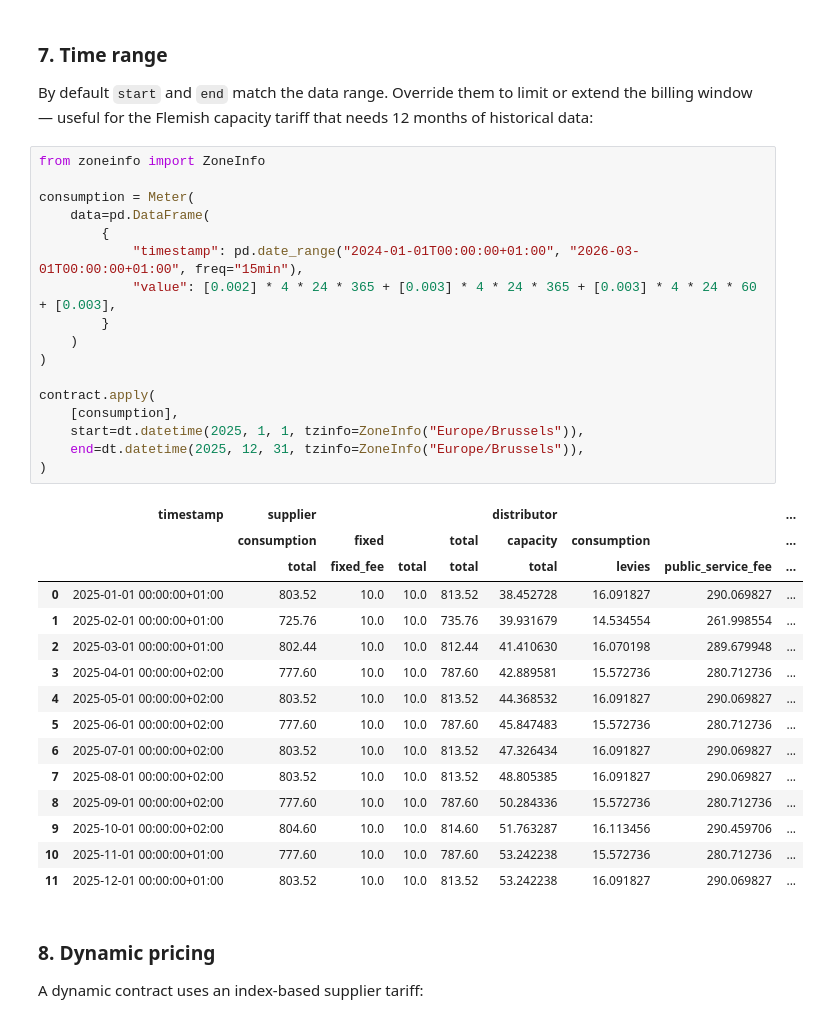
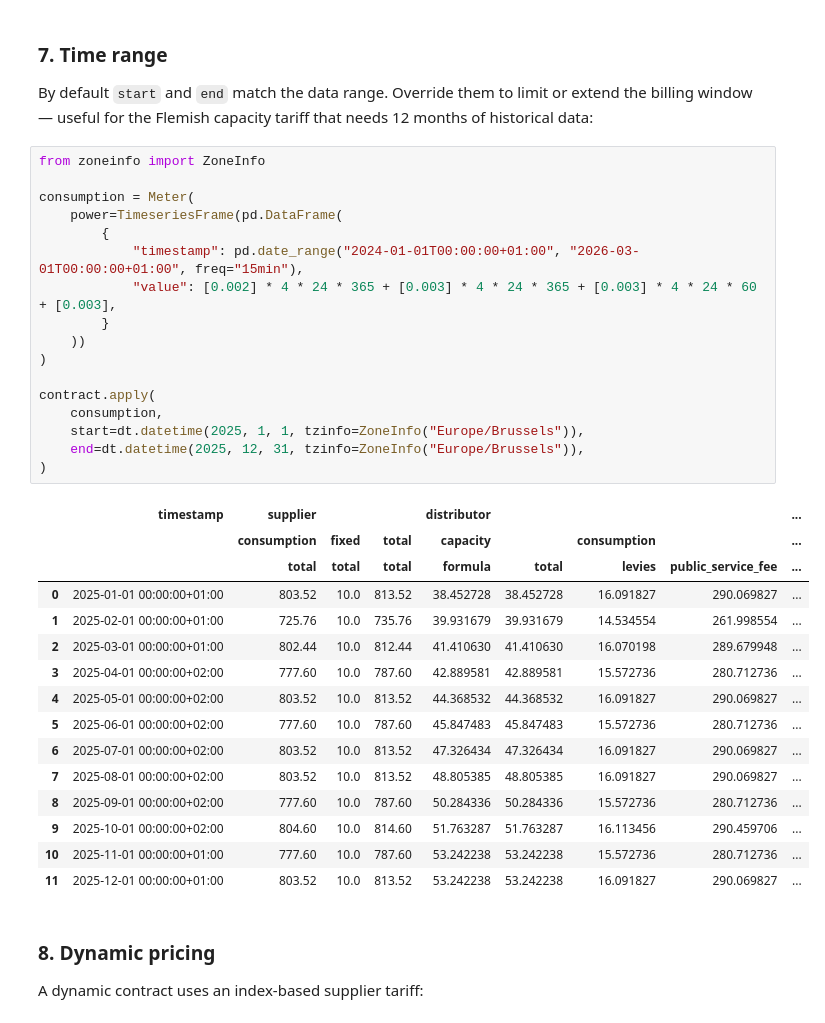
Before and after one commit to EnergieID/energy-cost, a Jupyter notebook: notebooks/contract.ipynb, the cells around one changed output. Saved outputs shown, nothing was run; the diff lists cells and outputs as text.

```diff
--- a/notebooks/contract.ipynb
+++ b/notebooks/contract.ipynb
@@ -209,36 +214,36 @@ By default `start` and `end` match the data range. Override them to limit or ext
 # %%
 from zoneinfo import ZoneInfo
 
 consumption = Meter(
-    data=pd.DataFrame(
+    power=TimeseriesFrame(pd.DataFrame(
         {
             "timestamp": pd.date_range("2024-01-01T00:00:00+01:00", "2026-03-01T00:00:00+01:00", freq="15min"),
             "value": [0.002] * 4 * 24 * 365 + [0.003] * 4 * 24 * 365 + [0.003] * 4 * 24 * 60 + [0.003],
         }
-    )
+    ))
 )
 
 contract.apply(
-    [consumption],
+    consumption,
     start=dt.datetime(2025, 1, 1, tzinfo=ZoneInfo("Europe/Brussels")),
     end=dt.datetime(2025, 12, 31, tzinfo=ZoneInfo("Europe/Brussels")),
 )
 # %% [output]
-|  | timestamp | supplier |  |  |  | distributor |  |  | ... |
-|  |  | consumption | fixed |  | total | capacity | consumption |  | ... |
-|  |  | total | fixed_fee | total | total | total | levies | public_service_fee | ... |
-| 0 | 2025-01-01 00:00:00+01:00 | 803.52 | 10.0 | 10.0 | 813.52 | 38.452728 | 16.091827 | 290.069827 | ... |
-| 1 | 2025-02-01 00:00:00+01:00 | 725.76 | 10.0 | 10.0 | 735.76 | 39.931679 | 14.534554 | 261.998554 | ... |
-| 2 | 2025-03-01 00:00:00+01:00 | 802.44 | 10.0 | 10.0 | 812.44 | 41.410630 | 16.070198 | 289.679948 | ... |
-| 3 | 2025-04-01 00:00:00+02:00 | 777.60 | 10.0 | 10.0 | 787.60 | 42.889581 | 15.572736 | 280.712736 | ... |
-| 4 | 2025-05-01 00:00:00+02:00 | 803.52 | 10.0 | 10.0 | 813.52 | 44.368532 | 16.091827 | 290.069827 | ... |
-| 5 | 2025-06-01 00:00:00+02:00 | 777.60 | 10.0 | 10.0 | 787.60 | 45.847483 | 15.572736 | 280.712736 | ... |
-| 6 | 2025-07-01 00:00:00+02:00 | 803.52 | 10.0 | 10.0 | 813.52 | 47.326434 | 16.091827 | 290.069827 | ... |
-| 7 | 2025-08-01 00:00:00+02:00 | 803.52 | 10.0 | 10.0 | 813.52 | 48.805385 | 16.091827 | 290.069827 | ... |
-| 8 | 2025-09-01 00:00:00+02:00 | 777.60 | 10.0 | 10.0 | 787.60 | 50.284336 | 15.572736 | 280.712736 | ... |
-| 9 | 2025-10-01 00:00:00+02:00 | 804.60 | 10.0 | 10.0 | 814.60 | 51.763287 | 16.113456 | 290.459706 | ... |
-| 10 | 2025-11-01 00:00:00+01:00 | 777.60 | 10.0 | 10.0 | 787.60 | 53.242238 | 15.572736 | 280.712736 | ... |
-| 11 | 2025-12-01 00:00:00+01:00 | 803.52 | 10.0 | 10.0 | 813.52 | 53.242238 | 16.091827 | 290.069827 | ... |
+|  | timestamp | supplier |  |  | distributor |  |  |  | ... |
+|  |  | consumption | fixed | total | capacity |  | consumption |  | ... |
+|  |  | total | total | total | formula | total | levies | public_service_fee | ... |
+| 0 | 2025-01-01 00:00:00+01:00 | 803.52 | 10.0 | 813.52 | 38.452728 | 38.452728 | 16.091827 | 290.069827 | ... |
+| 1 | 2025-02-01 00:00:00+01:00 | 725.76 | 10.0 | 735.76 | 39.931679 | 39.931679 | 14.534554 | 261.998554 | ... |
+| 2 | 2025-03-01 00:00:00+01:00 | 802.44 | 10.0 | 812.44 | 41.410630 | 41.410630 | 16.070198 | 289.679948 | ... |
+| 3 | 2025-04-01 00:00:00+02:00 | 777.60 | 10.0 | 787.60 | 42.889581 | 42.889581 | 15.572736 | 280.712736 | ... |
+| 4 | 2025-05-01 00:00:00+02:00 | 803.52 | 10.0 | 813.52 | 44.368532 | 44.368532 | 16.091827 | 290.069827 | ... |
+| 5 | 2025-06-01 00:00:00+02:00 | 777.60 | 10.0 | 787.60 | 45.847483 | 45.847483 | 15.572736 | 280.712736 | ... |
+| 6 | 2025-07-01 00:00:00+02:00 | 803.52 | 10.0 | 813.52 | 47.326434 | 47.326434 | 16.091827 | 290.069827 | ... |
+| 7 | 2025-08-01 00:00:00+02:00 | 803.52 | 10.0 | 813.52 | 48.805385 | 48.805385 | 16.091827 | 290.069827 | ... |
+| 8 | 2025-09-01 00:00:00+02:00 | 777.60 | 10.0 | 787.60 | 50.284336 | 50.284336 | 15.572736 | 280.712736 | ... |
+| 9 | 2025-10-01 00:00:00+02:00 | 804.60 | 10.0 | 814.60 | 51.763287 | 51.763287 | 16.113456 | 290.459706 | ... |
+| 10 | 2025-11-01 00:00:00+01:00 | 777.60 | 10.0 | 787.60 | 53.242238 | 53.242238 | 15.572736 | 280.712736 | ... |
+| 11 | 2025-12-01 00:00:00+01:00 | 803.52 | 10.0 | 813.52 | 53.242238 | 53.242238 | 16.091827 | 290.069827 | ... |
 # %% [markdown]
 ### 8. Dynamic pricing
 A dynamic contract uses an index-based supplier tariff:
```
Also changed, not shown: parts of 12 cells of this notebook, 4 other files.
